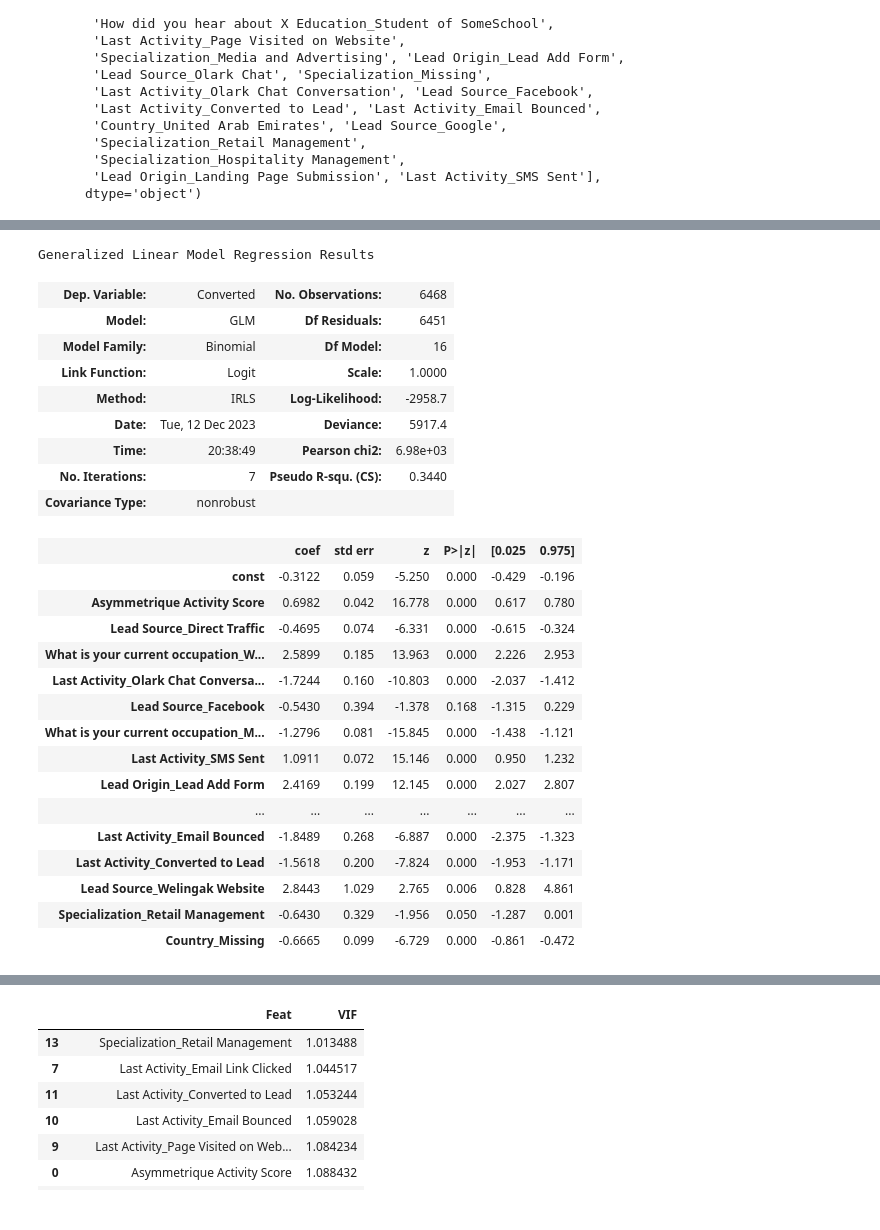
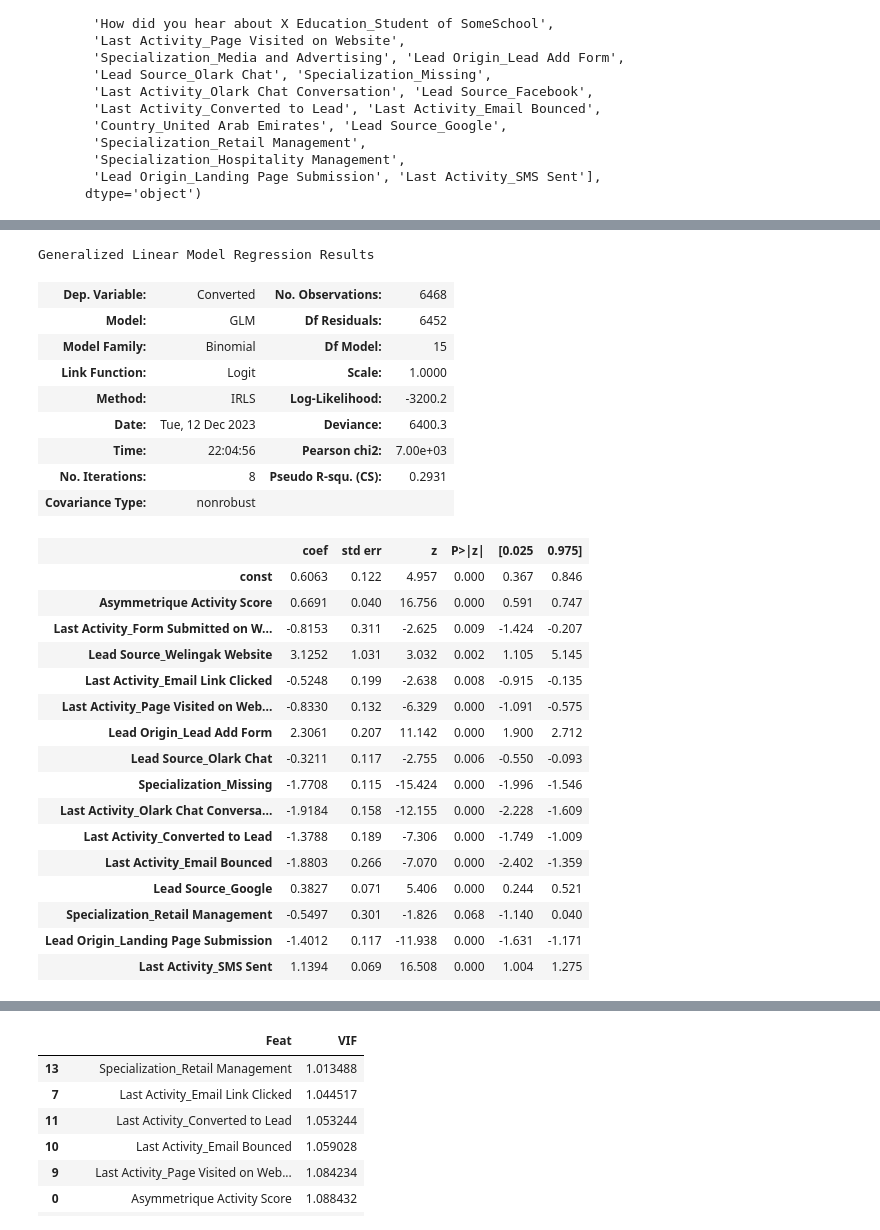
Before and after one commit to dhimanarya/Lead_Scoring_Case_Study, a Jupyter notebook: code file_original.ipynb, the cells around one changed output, grey strips where cells are left out. Cells and saved outputs as stored; diff of their text form; code cells hidden in the pictures.

```diff
--- a/code file_original.ipynb
+++ b/code file_original.ipynb
@@ -1590,6 +1588,6 @@ Generalized Linear Model Regression Results
 # %%
-# droping 'What is your current occupation_Other	'
-dtrain9=dtrain8.drop(columns='What is your current occupation_Other')
+# droping 'Specialization_Hospitality Management'
+dtrain9=dtrain8.drop(columns='Specialization_Hospitality Management')
 dtrain9_cons=sm.add_constant(dtrain9)
 sm4=sm.GLM(ytrain,dtrain9_cons,family=sm.families.Binomial()).fit()
 sm4.summary()
@@ -1623,6 +1621,6 @@ Generalized Linear Model Regression Results
 # %%
-# droping '# droping 'What is your current occupation_Other	'
-dtrain10=dtrain9.drop(columns='Country_United Arab Emirates')
+# droping '# droping 'Lead Source_Facebook	'
+dtrain10=dtrain9.drop(columns='Lead Source_Facebook')
 dtrain10_cons=sm.add_constant(dtrain10)
 sm4=sm.GLM(ytrain,dtrain10_cons,family=sm.families.Binomial()).fit()
 sm4.summary()
@@ -1656,6 +1654,6 @@ Generalized Linear Model Regression Results
 # %%
-# droping 'What is your current occupation_Businessman'
-dtrain11=dtrain10.drop(columns='What is your current occupation_Businessman')
+# droping 'Specialization_Media and Advertising'
+dtrain11=dtrain10.drop(columns='Specialization_Media and Advertising')
 dtrain11_cons=sm.add_constant(dtrain11)
 sm4=sm.GLM(ytrain,dtrain11_cons,family=sm.families.Binomial()).fit()
 sm4.summary()
@@ -1688,0 +1687,6 @@ Generalized Linear Model Regression Results
+# %%
+# droping 'How did you hear about X Education_Student of SomeSchool'
+dtrain12=dtrain11.drop(columns='How did you hear about X Education_Student of SomeSchool')
+dtrain12_cons=sm.add_constant(dtrain12)
+sm4=sm.GLM(ytrain,dtrain12_cons,family=sm.families.Binomial()).fit()
+sm4.summary()
@@ -1689,33 +1720,34 @@ Generalized Linear Model Regression Results
 # %%
-# droping 'Lead Source_Reference'
-dtrain12=dtrain11.drop(columns='Lead Source_Reference')
-dtrain12_cons=sm.add_constant(dtrain12)
-sm4=sm.GLM(ytrain,dtrain12_cons,family=sm.families.Binomial()).fit()
+# droping 'Lead Source_Facebook'
+dtrain13=dtrain12.drop(columns='Country_United Arab Emirates')
+dtrain13_cons=sm.add_constant(dtrain13)
+sm4=sm.GLM(ytrain,dtrain13_cons,family=sm.families.Binomial()).fit()
 sm4.summary()
 # %% [output]
 Generalized Linear Model Regression Results
 | Dep. Variable: | Converted | No. Observations: | 6468 |
-| Model: | GLM | Df Residuals: | 6451 |
-| Model Family: | Binomial | Df Model: | 16 |
+| Model: | GLM | Df Residuals: | 6452 |
+| Model Family: | Binomial | Df Model: | 15 |
 | Link Function: | Logit | Scale: | 1.0000 |
-| Method: | IRLS | Log-Likelihood: | -2958.7 |
-| Date: | Tue, 12 Dec 2023 | Deviance: | 5917.4 |
-| Time: | 20:38:49 | Pearson chi2: | 6.98e+03 |
-| No. Iterations: | 7 | Pseudo R-squ. (CS): | 0.3440 |
+| Method: | IRLS | Log-Likelihood: | -3200.2 |
+| Date: | Tue, 12 Dec 2023 | Deviance: | 6400.3 |
+| Time: | 22:04:56 | Pearson chi2: | 7.00e+03 |
+| No. Iterations: | 8 | Pseudo R-squ. (CS): | 0.2931 |
 | Covariance Type: | nonrobust |  |  |
 |  | coef | std err | z | P>|z| | [0.025 | 0.975] |
-| const | -0.3122 | 0.059 | -5.250 | 0.000 | -0.429 | -0.196 |
-| Asymmetrique Activity Score | 0.6982 | 0.042 | 16.778 | 0.000 | 0.617 | 0.780 |
-| Lead Source_Direct Traffic | -0.4695 | 0.074 | -6.331 | 0.000 | -0.615 | -0.324 |
-| What is your current occupation_W... | 2.5899 | 0.185 | 13.963 | 0.000 | 2.226 | 2.953 |
-| Last Activity_Olark Chat Conversa... | -1.7244 | 0.160 | -10.803 | 0.000 | -2.037 | -1.412 |
-| Lead Source_Facebook | -0.5430 | 0.394 | -1.378 | 0.168 | -1.315 | 0.229 |
-| What is your current occupation_M... | -1.2796 | 0.081 | -15.845 | 0.000 | -1.438 | -1.121 |
-| Last Activity_SMS Sent | 1.0911 | 0.072 | 15.146 | 0.000 | 0.950 | 1.232 |
-| Lead Origin_Lead Add Form | 2.4169 | 0.199 | 12.145 | 0.000 | 2.027 | 2.807 |
-| ... | ... | ... | ... | ... | ... | ... |
-| Last Activity_Email Bounced | -1.8489 | 0.268 | -6.887 | 0.000 | -2.375 | -1.323 |
-| Last Activity_Converted to Lead | -1.5618 | 0.200 | -7.824 | 0.000 | -1.953 | -1.171 |
-| Lead Source_Welingak Website | 2.8443 | 1.029 | 2.765 | 0.006 | 0.828 | 4.861 |
-| Specialization_Retail Management | -0.6430 | 0.329 | -1.956 | 0.050 | -1.287 | 0.001 |
-| Country_Missing | -0.6665 | 0.099 | -6.729 | 0.000 | -0.861 | -0.472 |
+| const | 0.6063 | 0.122 | 4.957 | 0.000 | 0.367 | 0.846 |
+| Asymmetrique Activity Score | 0.6691 | 0.040 | 16.756 | 0.000 | 0.591 | 0.747 |
+| Last Activity_Form Submitted on W... | -0.8153 | 0.311 | -2.625 | 0.009 | -1.424 | -0.207 |
+| Lead Source_Welingak Website | 3.1252 | 1.031 | 3.032 | 0.002 | 1.105 | 5.145 |
+| Last Activity_Email Link Clicked | -0.5248 | 0.199 | -2.638 | 0.008 | -0.915 | -0.135 |
+| Last Activity_Page Visited on Web... | -0.8330 | 0.132 | -6.329 | 0.000 | -1.091 | -0.575 |
+| Lead Origin_Lead Add Form | 2.3061 | 0.207 | 11.142 | 0.000 | 1.900 | 2.712 |
+| Lead Source_Olark Chat | -0.3211 | 0.117 | -2.755 | 0.006 | -0.550 | -0.093 |
+| Specialization_Missing | -1.7708 | 0.115 | -15.424 | 0.000 | -1.996 | -1.546 |
+| Last Activity_Olark Chat Conversa... | -1.9184 | 0.158 | -12.155 | 0.000 | -2.228 | -1.609 |
+| Last Activity_Converted to Lead | -1.3788 | 0.189 | -7.306 | 0.000 | -1.749 | -1.009 |
+| Last Activity_Email Bounced | -1.8803 | 0.266 | -7.070 | 0.000 | -2.402 | -1.359 |
+| Lead Source_Google | 0.3827 | 0.071 | 5.406 | 0.000 | 0.244 | 0.521 |
+| Specialization_Retail Management | -0.5497 | 0.301 | -1.826 | 0.068 | -1.140 | 0.040 |
+| Lead Origin_Landing Page Submission | -1.4012 | 0.117 | -11.938 | 0.000 | -1.631 | -1.171 |
+| Last Activity_SMS Sent | 1.1394 | 0.069 | 16.508 | 0.000 | 1.004 | 1.275 |
```
Also changed, not shown: parts of 9 cells of this notebook.
